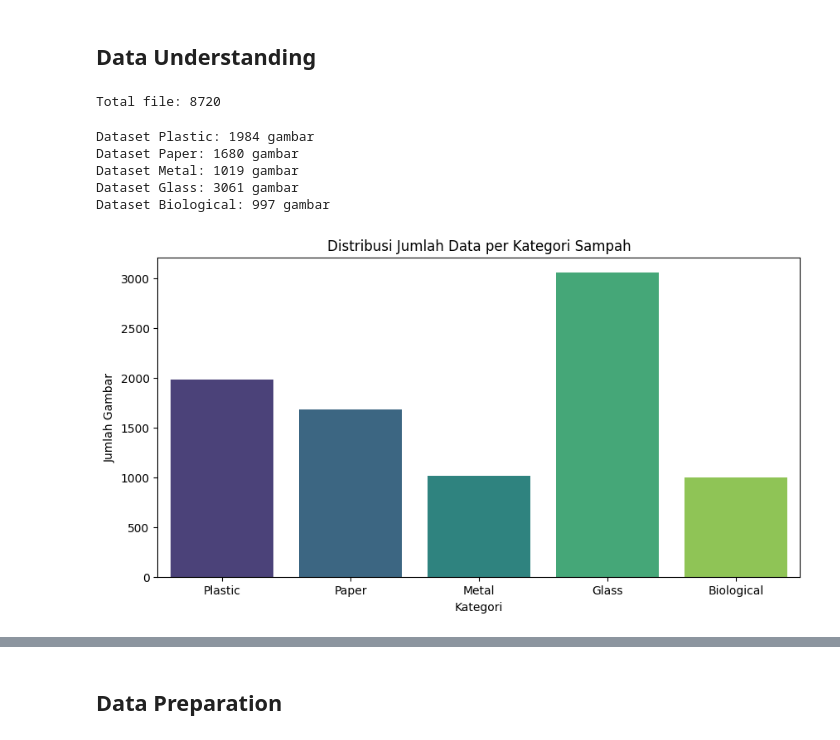
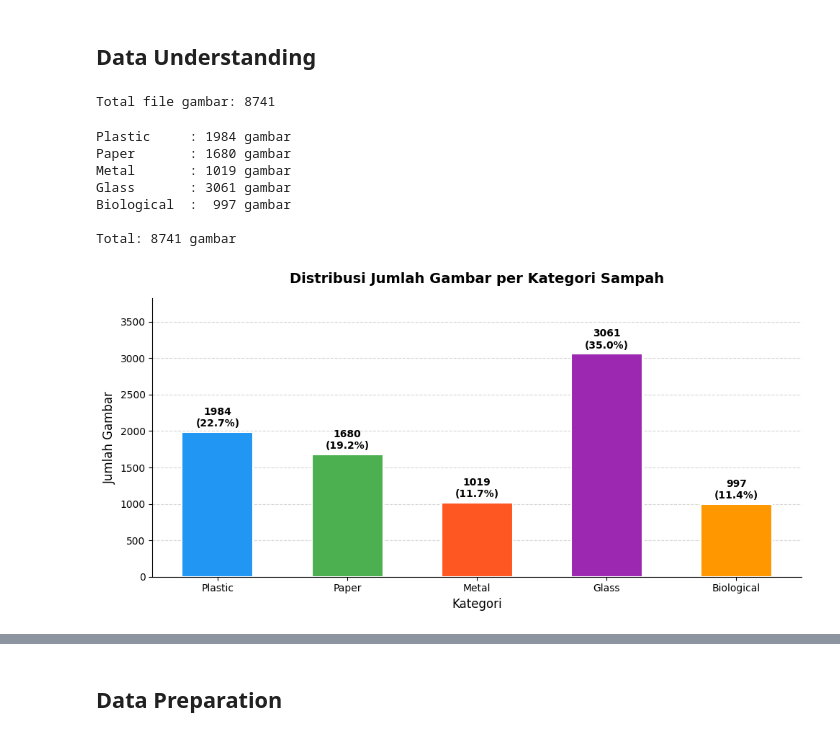
Before and after one commit to novandrawichdafarun/KNN_Waste_Classification, a Jupyter notebook: notebook.ipynb, the cells around one changed output, grey strips where cells are left out. Drawn from its saved outputs; the diff is of its cells as text; code cells hidden in the pictures.

```diff
--- a/notebook.ipynb
+++ b/notebook.ipynb
@@ -36,36 +36,54 @@ KATEGORI = ['Plastic', 'Paper', 'Metal', 'Glass', 'Biological']
 # %%
 all_files = []
-for root, dirs, files in os.walk(DATASET_PATH):
-	for fname in files:
-		if fname.lower().endswith(('.jpg')):
-			all_files.append(os.path.join(root, fname))
-
-print(f"Total file: {len(all_files)}")
+for root, _, files in os.walk(DATASET_PATH):
+    for fname in files:
+        if fname.lower().endswith(('.jpg', '.jpeg', '.png')):
+            all_files.append(os.path.join(root, fname))
+print(f"Total file gambar: {len(all_files)}")
 # %% [output]
-Total file: 8720
+Total file gambar: 8741
 # %%
 jumlah_data = []
-for kategori in KATEGORI:
-  folder_path = os.path.join(DATASET_PATH, kategori)
-  if os.path.exists(folder_path):
-    jumlah = len(os.listdir(folder_path))
-    jumlah_data.append(jumlah)
-    print(f"Dataset {kategori}: {jumlah} gambar")
-  else:
-    jumlah_data.append(0)
-    print(f"Peringatan: Folder {kategori} tidak ditemukan!")
+for kat in KATEGORI:
+    folder = os.path.join(DATASET_PATH, kat)
+    if os.path.exists(folder):
+        n = len([f for f in os.listdir(folder)
+                if f.lower().endswith(('.jpg', '.jpeg', '.png'))])
+        jumlah_data.append(n)
+        print(f"{kat:12s}: {n:4d} gambar")
+    else:
+        jumlah_data.append(0)
+        print(f"Folder '{kat}' tidak ditemukan")
+print(f"\nTotal: {sum(jumlah_data)} gambar")
 # %% [output]
-Dataset Plastic: 1984 gambar
-Dataset Paper: 1680 gambar
-Dataset Metal: 1019 gambar
-Dataset Glass: 3061 gambar
-Dataset Biological: 997 gambar
+Plastic     : 1984 gambar
+Paper       : 1680 gambar
+Metal       : 1019 gambar
+Glass       : 3061 gambar
+Biological  :  997 gambar
+
+Total: 8741 gambar
 # %%
-plt.figure(figsize=(10, 5))
-sns.barplot(x=KATEGORI, y=jumlah_data, palette="viridis", hue=KATEGORI, legend=False)
-plt.title("Distribusi Jumlah Data per Kategori Sampah")
-plt.xlabel("Kategori")
-plt.ylabel("Jumlah Gambar")
-plt.show();
+fig, ax = plt.subplots(figsize=(10, 5))
+bars = ax.bar(KATEGORI, jumlah_data, color=WARNA_KAT,
+              width=0.55, edgecolor='white', linewidth=1.5)
+
+for bar, val in zip(bars, jumlah_data):
+    pct = val / sum(jumlah_data) * 100
+    ax.text(bar.get_x() + bar.get_width() / 2,
+            bar.get_height() + max(jumlah_data) * 0.015,
+            f'{val}\n({pct:.1f}%)',
+            ha='center', va='bottom', fontsize=10, fontweight='bold')
+
+ax.set_title('Distribusi Jumlah Gambar per Kategori Sampah',
+              fontsize=14, fontweight='bold', pad=15)
+ax.set_xlabel('Kategori', fontsize=12)
+ax.set_ylabel('Jumlah Gambar', fontsize=12)
+ax.set_ylim(0, max(jumlah_data) * 1.25)
+ax.yaxis.grid(True, linestyle='--', alpha=0.5)
+ax.set_axisbelow(True)
+ax.spines[['top', 'right']].set_visible(False)
+plt.tight_layout()
+plt.show()
 # %% [output]
-[figure, old version]
+[figure, new version]
```
Also changed, not shown: parts of 33 cells of this notebook, 2 other files.
